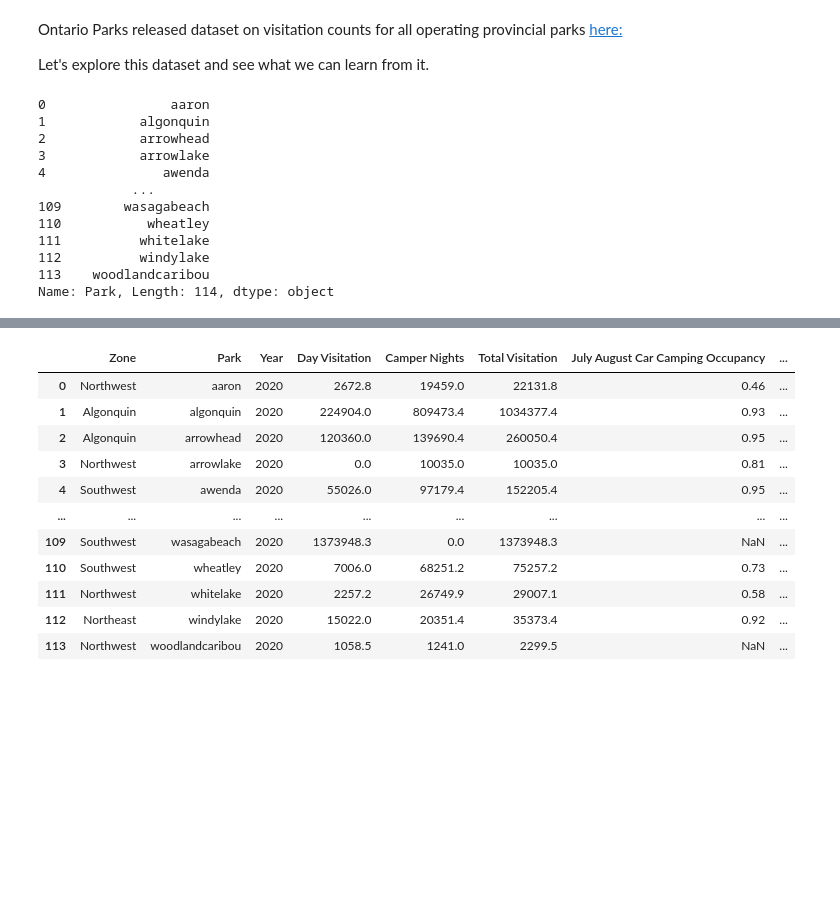
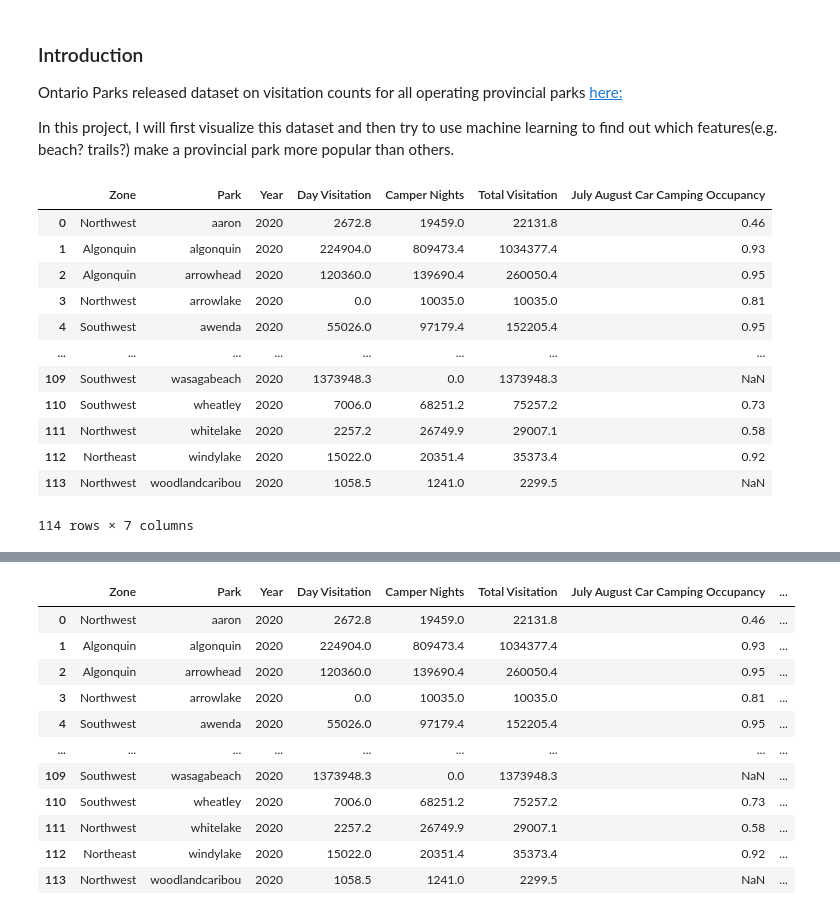
Before and after one commit to ydatay/Ontario_Parks_Visits, a Jupyter notebook: Ontario_Parks_Analysis.ipynb, the cells around one changed output, grey strips where cells are left out. Drawn from its saved outputs; the diff is of its cells as text; code cells hidden in the pictures; blank space fills up the shorter version.

```diff
--- a/Ontario_Parks_Analysis.ipynb
+++ b/Ontario_Parks_Analysis.ipynb
@@ -1,7 +1,9 @@
 # %% [markdown]
+### Introduction
+
 Ontario Parks released dataset on visitation counts for all operating provincial parks [here:]( https://data.ontario.ca/en/dataset/visitation-to-provincial-parks)
 
-Let's explore this dataset and see what we can learn from it.
+In this project, I will first visualize this dataset and then try to use machine learning to find out which features(e.g. beach? trails?) make a provincial park more popular than others.
 # %%
 import numpy as np
 import pandas as pd
@@ -9,20 +11,21 @@ import matplotlib.pyplot as plt
 import seaborn as sns
 # %%
 df = pd.read_excel('OntarioParks.xlsx')
-df['Park']
+df
 # %% [output]
+|  | Zone | Park | Year | Day Visitation | Camper Nights | Total Visitation | July August Car Camping Occupancy |
+| 0 | Northwest | aaron | 2020 | 2672.8 | 19459.0 | 22131.8 | 0.46 |
+| 1 | Algonquin | algonquin | 2020 | 224904.0 | 809473.4 | 1034377.4 | 0.93 |
+| 2 | Algonquin | arrowhead | 2020 | 120360.0 | 139690.4 | 260050.4 | 0.95 |
+| 3 | Northwest | arrowlake | 2020 | 0.0 | 10035.0 | 10035.0 | 0.81 |
+| 4 | Southwest | awenda | 2020 | 55026.0 | 97179.4 | 152205.4 | 0.95 |
+| ... | ... | ... | ... | ... | ... | ... | ... |
+| 109 | Southwest | wasagabeach | 2020 | 1373948.3 | 0.0 | 1373948.3 | NaN |
+| 110 | Southwest | wheatley | 2020 | 7006.0 | 68251.2 | 75257.2 | 0.73 |
+| 111 | Northwest | whitelake | 2020 | 2257.2 | 26749.9 | 29007.1 | 0.58 |
+| 112 | Northeast | windylake | 2020 | 15022.0 | 20351.4 | 35373.4 | 0.92 |
+| 113 | Northwest | woodlandcaribou | 2020 | 1058.5 | 1241.0 | 2299.5 | NaN |
-0                aaron
-1            algonquin
-2            arrowhead
-3            arrowlake
-4               awenda
-            ...
-109        wasagabeach
-110           wheatley
-111          whitelake
-112          windylake
-113    woodlandcaribou
-Name: Park, Length: 114, dtype: object
+114 rows × 7 columns
 # %%
 df.describe().transpose()
 # %% [output]
```
Also changed, not shown: parts of 9 cells of this notebook.
